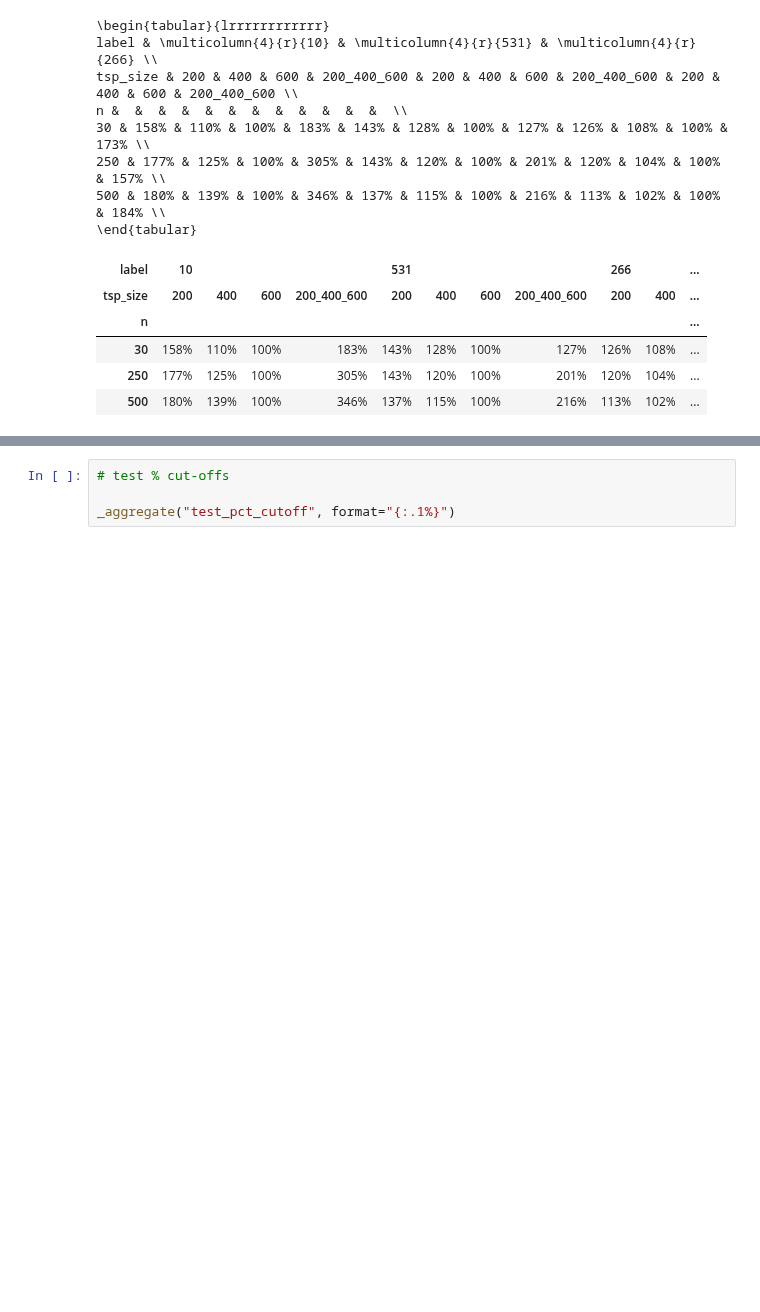
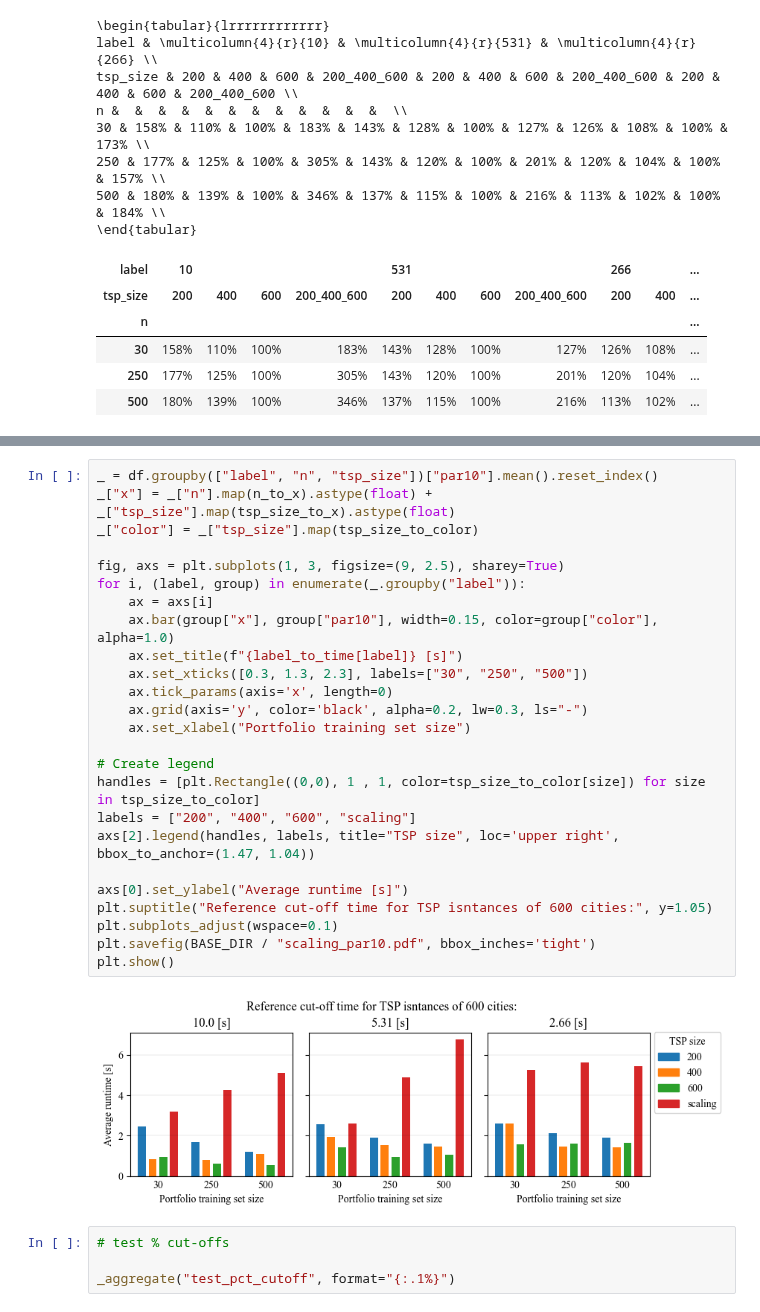
Before and after one commit to zakrzewow/raw-algorithm-portfolios, a Jupyter notebook: results_article_instance_scaling.ipynb, the cells around one changed output, grey strips where cells are left out. Cells and saved outputs as stored; diff of their text form; blank space fills up the shorter version.

```diff
--- a/results_article_instance_scaling.ipynb
+++ b/results_article_instance_scaling.ipynb
@@ -411,3 +414,30 @@ n &  &  &  &  &  &  &  &  &  &  &  &  \\
+# %%
+_ = df.groupby(["label", "n", "tsp_size"])["par10"].mean().reset_index()
+_["x"] = _["n"].map(n_to_x).astype(float) + _["tsp_size"].map(tsp_size_to_x).astype(float)
+_["color"] = _["tsp_size"].map(tsp_size_to_color)
+
+fig, axs = plt.subplots(1, 3, figsize=(9, 2.5), sharey=True)
+for i, (label, group) in enumerate(_.groupby("label")):
+    ax = axs[i]
+    ax.bar(group["x"], group["par10"], width=0.15, color=group["color"], alpha=1.0)
+    ax.set_title(f"{label_to_time[label]} [s]")
+    ax.set_xticks([0.3, 1.3, 2.3], labels=["30", "250", "500"])
+    ax.tick_params(axis='x', length=0)
+    ax.grid(axis='y', color='black', alpha=0.2, lw=0.3, ls="-")
+    ax.set_xlabel("Portfolio training set size")
+
+# Create legend
+handles = [plt.Rectangle((0,0), 1 , 1, color=tsp_size_to_color[size]) for size in tsp_size_to_color]
+labels = ["200", "400", "600", "scaling"]
+axs[2].legend(handles, labels, title="TSP size", loc='upper right', bbox_to_anchor=(1.47, 1.04))
+
+axs[0].set_ylabel("Average runtime [s]")
+plt.suptitle("Reference cut-off time for TSP isntances of 600 cities:", y=1.05)
+plt.subplots_adjust(wspace=0.1)
+plt.savefig(BASE_DIR / "scaling_par10.pdf", bbox_inches='tight')
+plt.show()
+# %% [output]
+[figure, added]
 # %%
 # test % cut-offs
 
```
Also changed, not shown: parts of 3 cells of this notebook, 2 other files.
